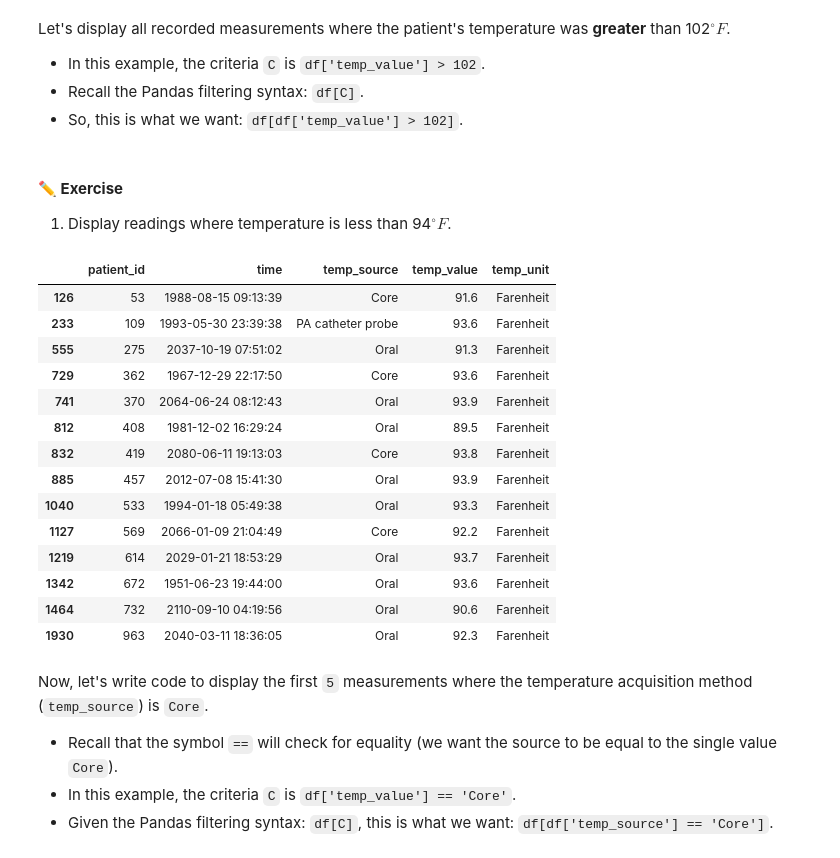
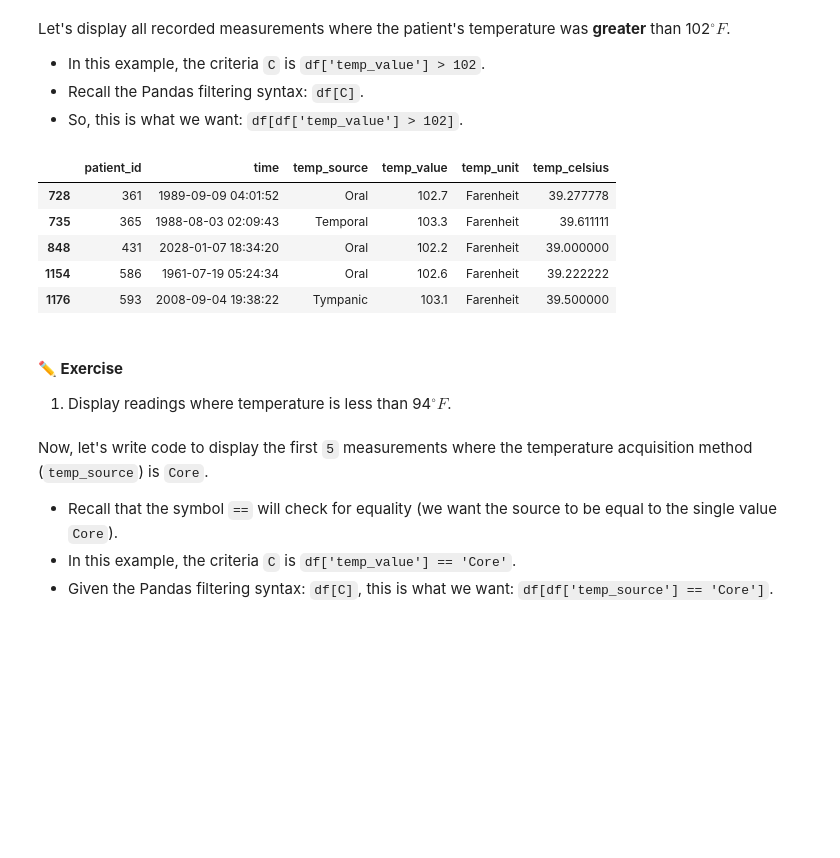
Before and after one commit to raaghuvnandur/BME3053C, a Jupyter notebook: lessons-solved/04_Pandas/2-12-2025.ipynb, the cells around one changed output. Saved outputs shown, nothing was run; the diff lists cells and outputs as text; code cells hidden in the pictures; blank space fills up the shorter version.

```diff
--- a/lessons-solved/04_Pandas/2-12-2025.ipynb
+++ b/lessons-solved/04_Pandas/2-12-2025.ipynb
@@ -432,30 +325,18 @@ Let's display all recorded measurements where the patient's temperature was **gr
 * So, this is what we want: `df[df['temp_value'] > 102]`.
 # %%
 # Select rows where Fahrenheit temperature is greater than 102 degrees.
-high_temp_samples_df=temps_df[temps_df['temp_value'] > 102]
+temps_df[temps_df['temp_value'] > 102]
+# %% [output]
+|  | patient_id | time | temp_source | temp_value | temp_unit | temp_celsius |
+| 728 | 361 | 1989-09-09 04:01:52 | Oral | 102.7 | Farenheit | 39.277778 |
+| 735 | 365 | 1988-08-03 02:09:43 | Temporal | 103.3 | Farenheit | 39.611111 |
+| 848 | 431 | 2028-01-07 18:34:20 | Oral | 102.2 | Farenheit | 39.000000 |
+| 1154 | 586 | 1961-07-19 05:24:34 | Oral | 102.6 | Farenheit | 39.222222 |
+| 1176 | 593 | 2008-09-04 19:38:22 | Tympanic | 103.1 | Farenheit | 39.500000 |
 # %% [markdown]
 #### **✏️ Exercise**
 
 1. Display readings where temperature is less than 94$^{\circ} F$.
-# %%
-low_temp_samples_df = temps_df[temps_df['temp_value'] <94]
-low_temp_samples_df
-# %% [output]
-|  | patient_id | time | temp_source | temp_value | temp_unit |
-| 126 | 53 | 1988-08-15 09:13:39 | Core | 91.6 | Farenheit |
-| 233 | 109 | 1993-05-30 23:39:38 | PA catheter probe | 93.6 | Farenheit |
-| 555 | 275 | 2037-10-19 07:51:02 | Oral | 91.3 | Farenheit |
-| 729 | 362 | 1967-12-29 22:17:50 | Core | 93.6 | Farenheit |
-| 741 | 370 | 2064-06-24 08:12:43 | Oral | 93.9 | Farenheit |
-| 812 | 408 | 1981-12-02 16:29:24 | Oral | 89.5 | Farenheit |
-| 832 | 419 | 2080-06-11 19:13:03 | Core | 93.8 | Farenheit |
-| 885 | 457 | 2012-07-08 15:41:30 | Oral | 93.9 | Farenheit |
-| 1040 | 533 | 1994-01-18 05:49:38 | Oral | 93.3 | Farenheit |
-| 1127 | 569 | 2066-01-09 21:04:49 | Core | 92.2 | Farenheit |
-| 1219 | 614 | 2029-01-21 18:53:29 | Oral | 93.7 | Farenheit |
-| 1342 | 672 | 1951-06-23 19:44:00 | Oral | 93.6 | Farenheit |
-| 1464 | 732 | 2110-09-10 04:19:56 | Oral | 90.6 | Farenheit |
-| 1930 | 963 | 2040-03-11 18:36:05 | Oral | 92.3 | Farenheit |
 # %% [markdown]
 Now, let's write code to display the first `5` measurements where the temperature acquisition method (`temp_source`) is `Core`.
 
```
Also changed, not shown: parts of 16 cells of this notebook.
